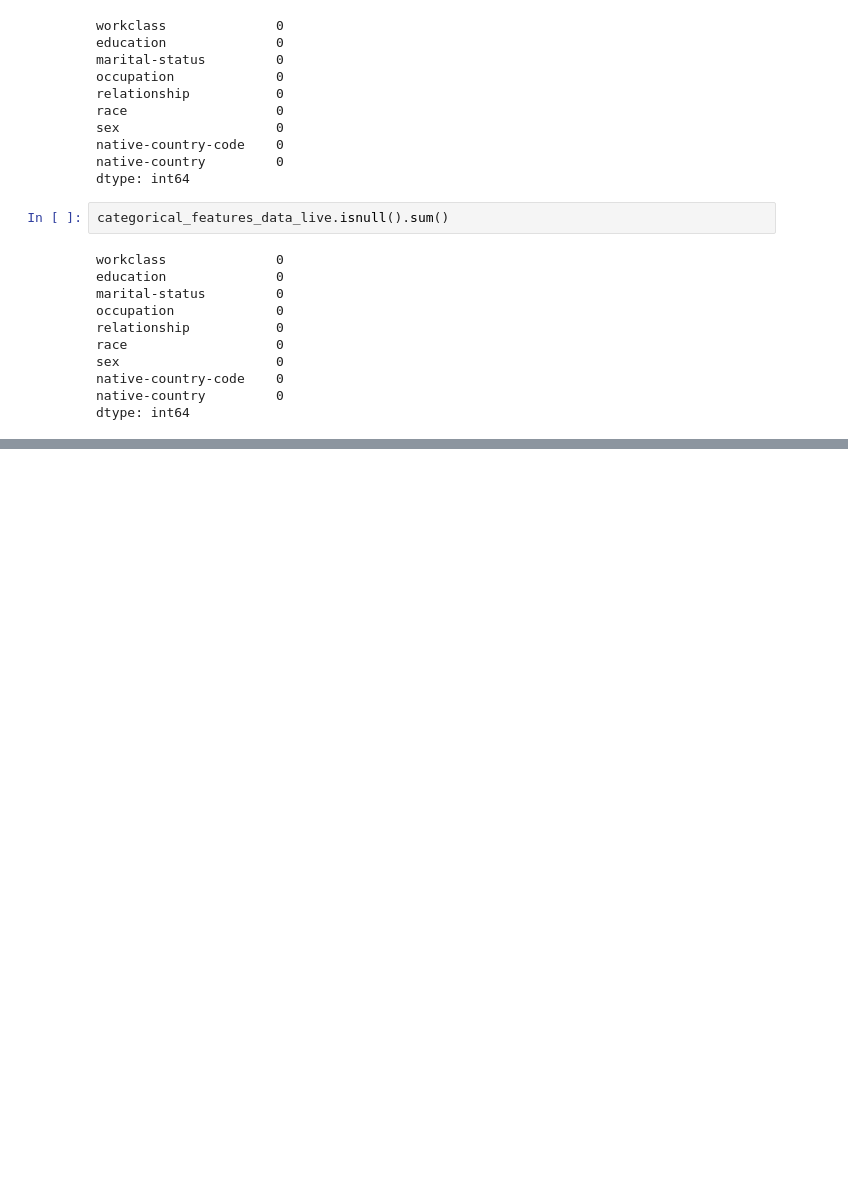
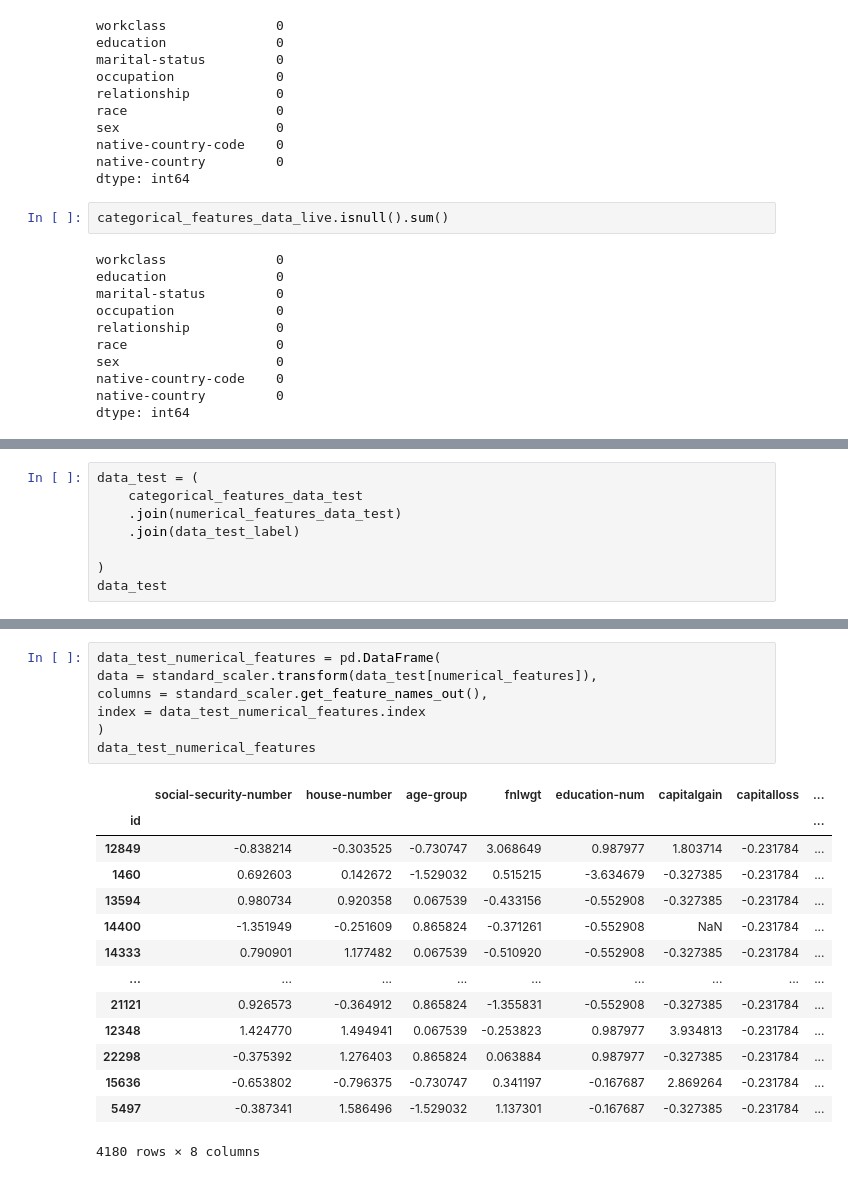
Before and after one commit to NurulhudaAi/ML_Project_2025, a Jupyter notebook: step2_process_data.ipynb, the cells around one changed output, grey strips where cells are left out. Saved outputs shown, nothing was run; the diff lists cells and outputs as text; blank space fills up the shorter version.

```diff
--- a/step2_process_data.ipynb
+++ b/step2_process_data.ipynb
@@ -486,0 +641,8 @@ numerical_features_data_live
+# %%
+data_test = (
+    categorical_features_data_test
+    .join(numerical_features_data_test)
+    .join(data_test_label)
+
+)
+data_test
@@ -486,0 +1114,22 @@ numerical_features_data_live
+# %%
+data_test_numerical_features = pd.DataFrame(
+data = standard_scaler.transform(data_test[numerical_features]),
+columns = standard_scaler.get_feature_names_out(),
+index = data_test_numerical_features.index
+)
+data_test_numerical_features
+# %% [output]
+|  | social-security-number | house-number | age-group | fnlwgt | education-num | capitalgain | capitalloss | ... |
+| id |  |  |  |  |  |  |  | ... |
+| 12849 | -0.838214 | -0.303525 | -0.730747 | 3.068649 | 0.987977 | 1.803714 | -0.231784 | ... |
+| 1460 | 0.692603 | 0.142672 | -1.529032 | 0.515215 | -3.634679 | -0.327385 | -0.231784 | ... |
+| 13594 | 0.980734 | 0.920358 | 0.067539 | -0.433156 | -0.552908 | -0.327385 | -0.231784 | ... |
+| 14400 | -1.351949 | -0.251609 | 0.865824 | -0.371261 | -0.552908 | NaN | -0.231784 | ... |
+| 14333 | 0.790901 | 1.177482 | 0.067539 | -0.510920 | -0.552908 | -0.327385 | -0.231784 | ... |
+| ... | ... | ... | ... | ... | ... | ... | ... | ... |
+| 21121 | 0.926573 | -0.364912 | 0.865824 | -1.355831 | -0.552908 | -0.327385 | -0.231784 | ... |
+| 12348 | 1.424770 | 1.494941 | 0.067539 | -0.253823 | 0.987977 | 3.934813 | -0.231784 | ... |
+| 22298 | -0.375392 | 1.276403 | 0.865824 | 0.063884 | 0.987977 | -0.327385 | -0.231784 | ... |
+| 15636 | -0.653802 | -0.796375 | -0.730747 | 0.341197 | -0.167687 | 2.869264 | -0.231784 | ... |
+| 5497 | -0.387341 | 1.586496 | -1.529032 | 1.137301 | -0.167687 | -0.327385 | -0.231784 | ... |
+4180 rows × 8 columns
```
Also changed, not shown: parts of 54 cells of this notebook.
